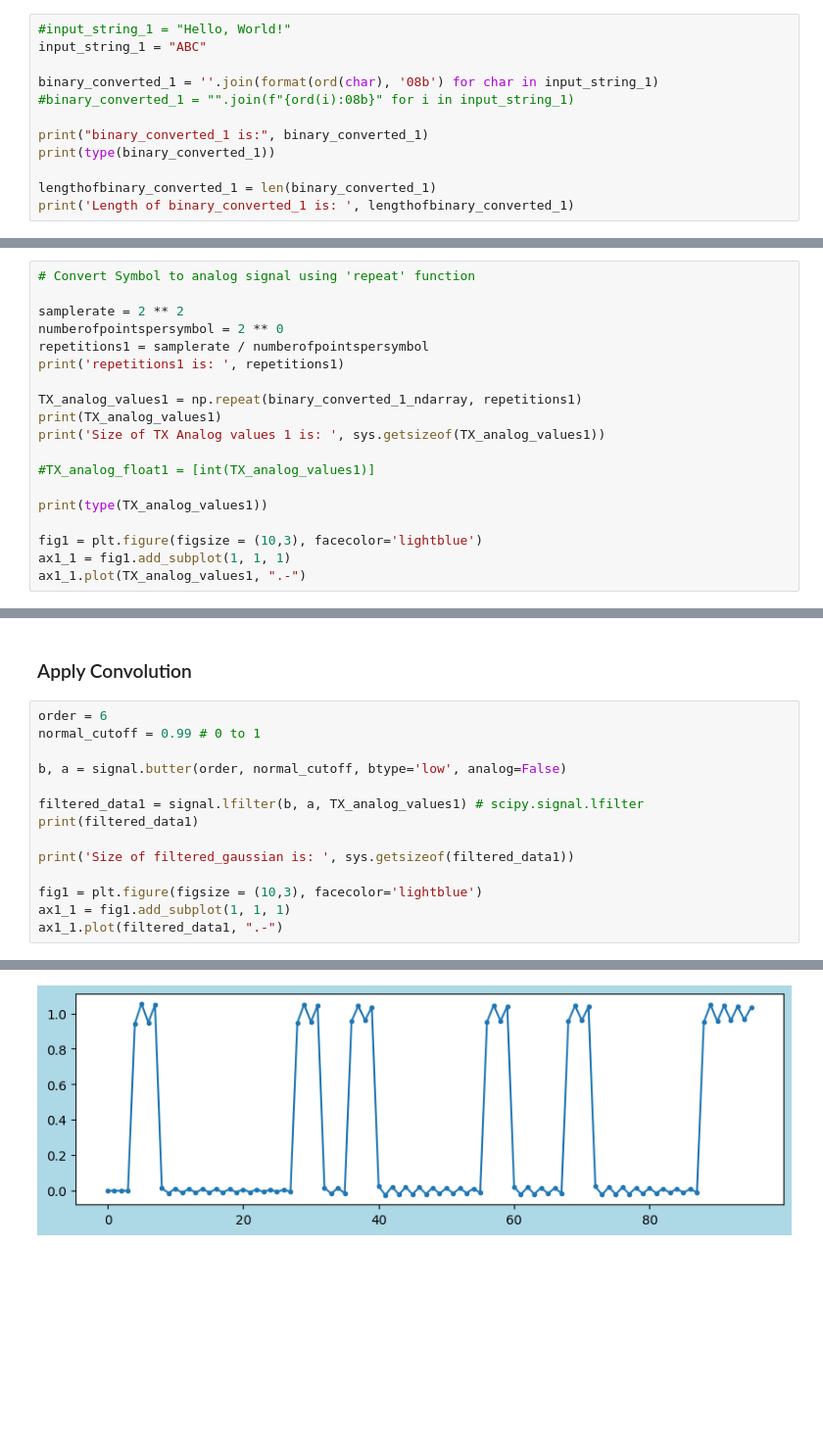
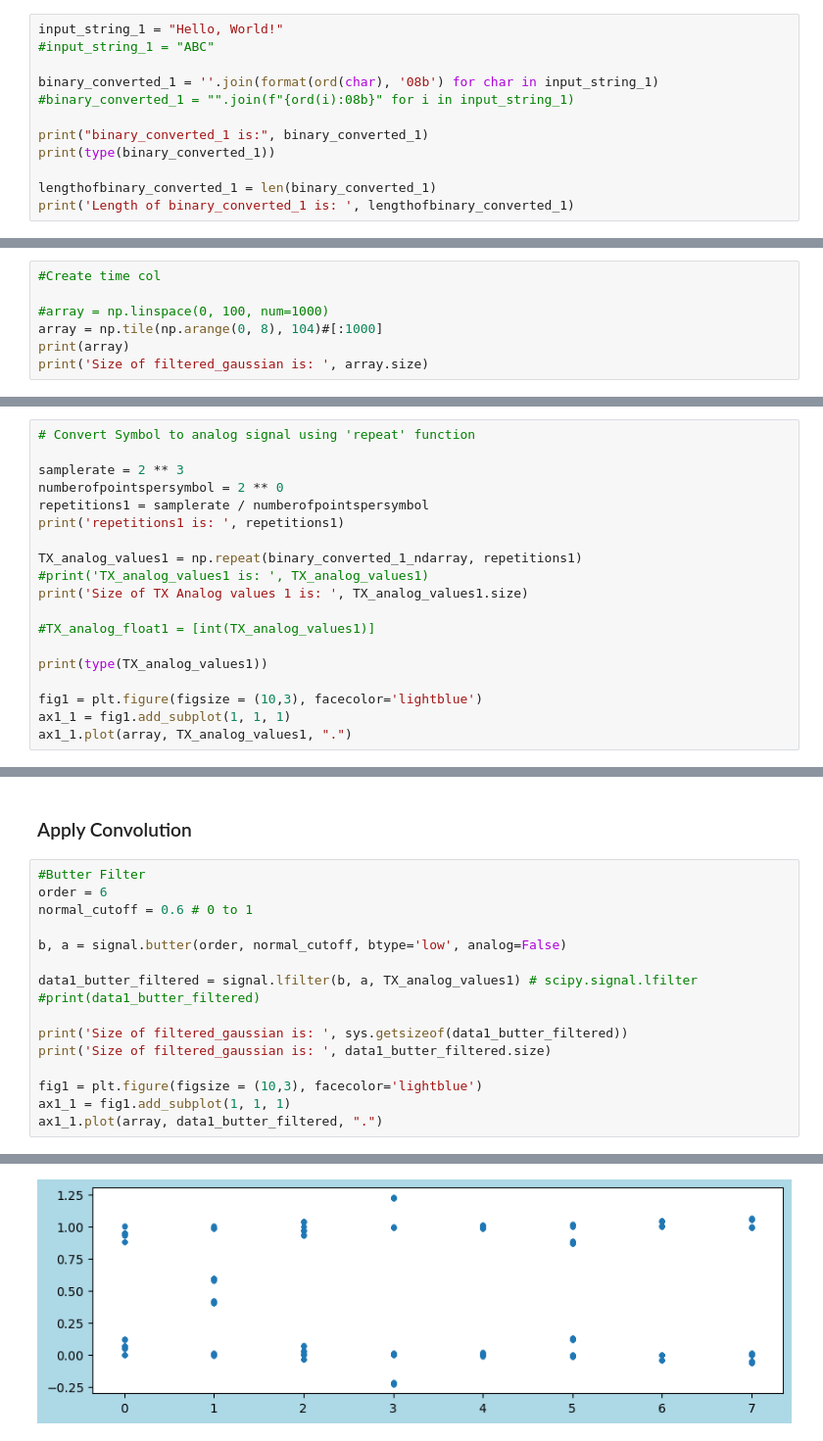
Before and after one commit to tacticstactics/Random_signal_generator, a Jupyter notebook: text_to_binary-1.ipynb, the cells around one changed output, grey strips where cells are left out. Shown at 98% size. Saved outputs shown, nothing was run; the diff lists cells and outputs as text; blank space fills up the shorter version.

```diff
--- a/text_to_binary-1.ipynb
+++ b/text_to_binary-1.ipynb
@@ -27,8 +27,8 @@ binary_string1 is:  01001000 01100101 01101100 01101100 01101111 00101100 001000
 binary values: is:  ['01001000', '01100101', '01101100', '01101100', '01101111', '00101100', '00100000', '01010111', '01101111', '01110010', '01101100', '01100100', '00100001']
 converted_string_1 is: Hello, World!
 # %%
-#input_string_1 = "Hello, World!"
-input_string_1 = "ABC"
+input_string_1 = "Hello, World!"
+#input_string_1 = "ABC"
 
 binary_converted_1 = ''.join(format(ord(char), '08b') for char in input_string_1)
 #binary_converted_1 = "".join(f"{ord(i):08b}" for i in input_string_1)
@@ -64,0 +67,7 @@ binary_converted_1_ndarray is: [0 1 0 0 0 0 0 1 0 1 0 0 0 0 1 0 0 1 0 0 0 0 1 1]
+# %%
+#Create time col
+
+#array = np.linspace(0, 100, num=1000)
+array = np.tile(np.arange(0, 8), 104)#[:1000]
+print(array)
+print('Size of filtered_gaussian is: ', array.size)
@@ -65,14 +92,14 @@ binary_converted_1_ndarray is: [0 1 0 0 0 0 0 1 0 1 0 0 0 0 1 0 0 1 0 0 0 0 1 1]
 # %%
 # Convert Symbol to analog signal using 'repeat' function
 
-samplerate = 2 ** 2
+samplerate = 2 ** 3
 numberofpointspersymbol = 2 ** 0
 repetitions1 = samplerate / numberofpointspersymbol
 print('repetitions1 is: ', repetitions1)
 
 TX_analog_values1 = np.repeat(binary_converted_1_ndarray, repetitions1)
-print(TX_analog_values1)
-print('Size of TX Analog values 1 is: ', sys.getsizeof(TX_analog_values1))
+#print('TX_analog_values1 is: ', TX_analog_values1)
+print('Size of TX Analog values 1 is: ', TX_analog_values1.size)
 
 #TX_analog_float1 = [int(TX_analog_values1)]
 
@@ -80,5 +107,5 @@ print(type(TX_analog_values1))
 
 fig1 = plt.figure(figsize = (10,3), facecolor='lightblue')
 ax1_1 = fig1.add_subplot(1, 1, 1)
-ax1_1.plot(TX_analog_values1, ".-")
+ax1_1.plot(array, TX_analog_values1, ".")
 # %% [output]
@@ -93,17 +117,19 @@ Size of TX Analog values 1 is:  496
 # %% [markdown]
 ### Apply Convolution
 # %%
+#Butter Filter
 order = 6
-normal_cutoff = 0.99 # 0 to 1
+normal_cutoff = 0.6 # 0 to 1
 
 b, a = signal.butter(order, normal_cutoff, btype='low', analog=False)
 
-filtered_data1 = signal.lfilter(b, a, TX_analog_values1) # scipy.signal.lfilter
-print(filtered_data1)
+data1_butter_filtered = signal.lfilter(b, a, TX_analog_values1) # scipy.signal.lfilter
+#print(data1_butter_filtered)
 
-print('Size of filtered_gaussian is: ', sys.getsizeof(filtered_data1))
+print('Size of filtered_gaussian is: ', sys.getsizeof(data1_butter_filtered))
+print('Size of filtered_gaussian is: ', data1_butter_filtered.size)
 
 fig1 = plt.figure(figsize = (10,3), facecolor='lightblue')
 ax1_1 = fig1.add_subplot(1, 1, 1)
-ax1_1.plot(filtered_data1, ".-")
+ax1_1.plot(array, data1_butter_filtered, ".")
 # %% [output]
@@ -127,5 +138,5 @@ Size of filtered_gaussian is:  880
 [<matplotlib.lines.Line2D at 0x...>]
-[figure, old version]
+[figure, new version]
 # %%
 win1 = signal.windows.gaussian(4, std=7)
 
```
Also changed, not shown: parts of 7 cells of this notebook.
